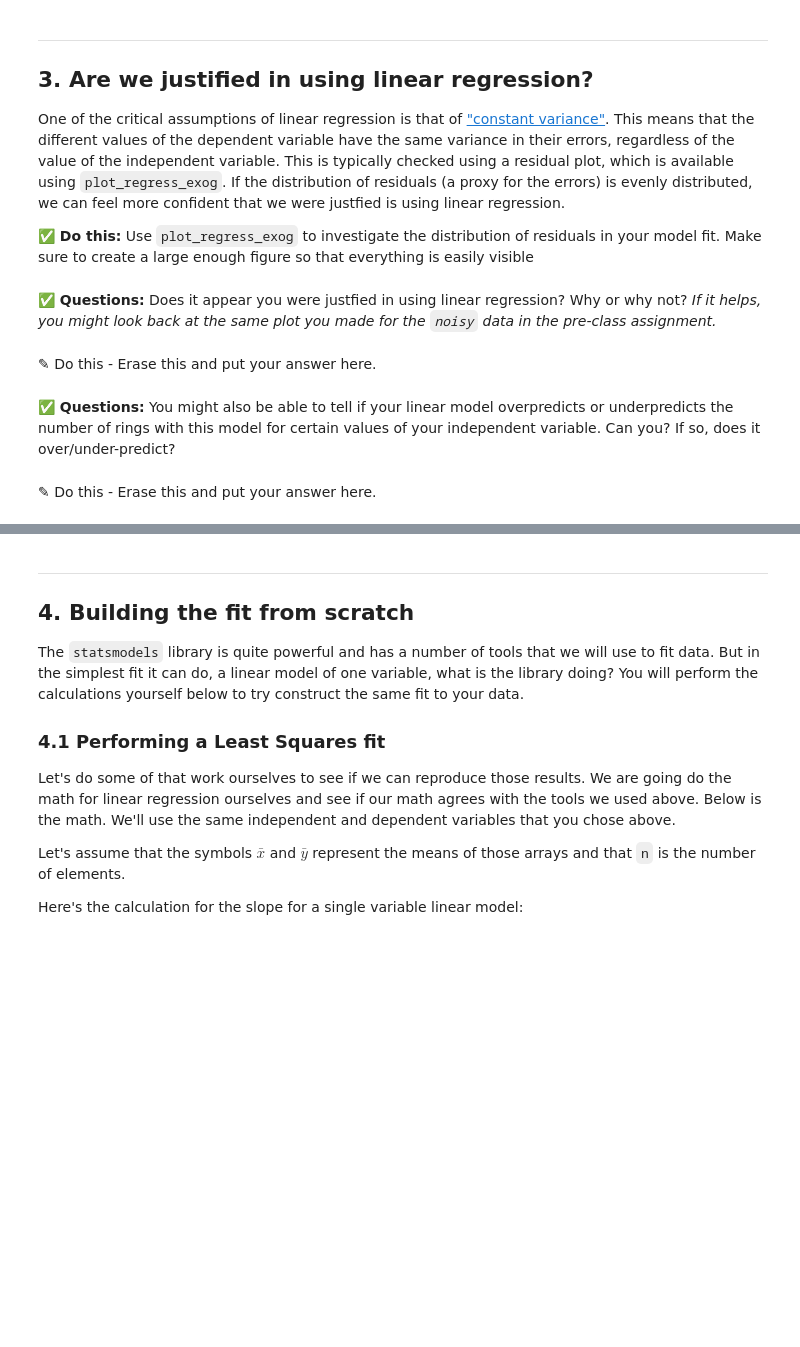
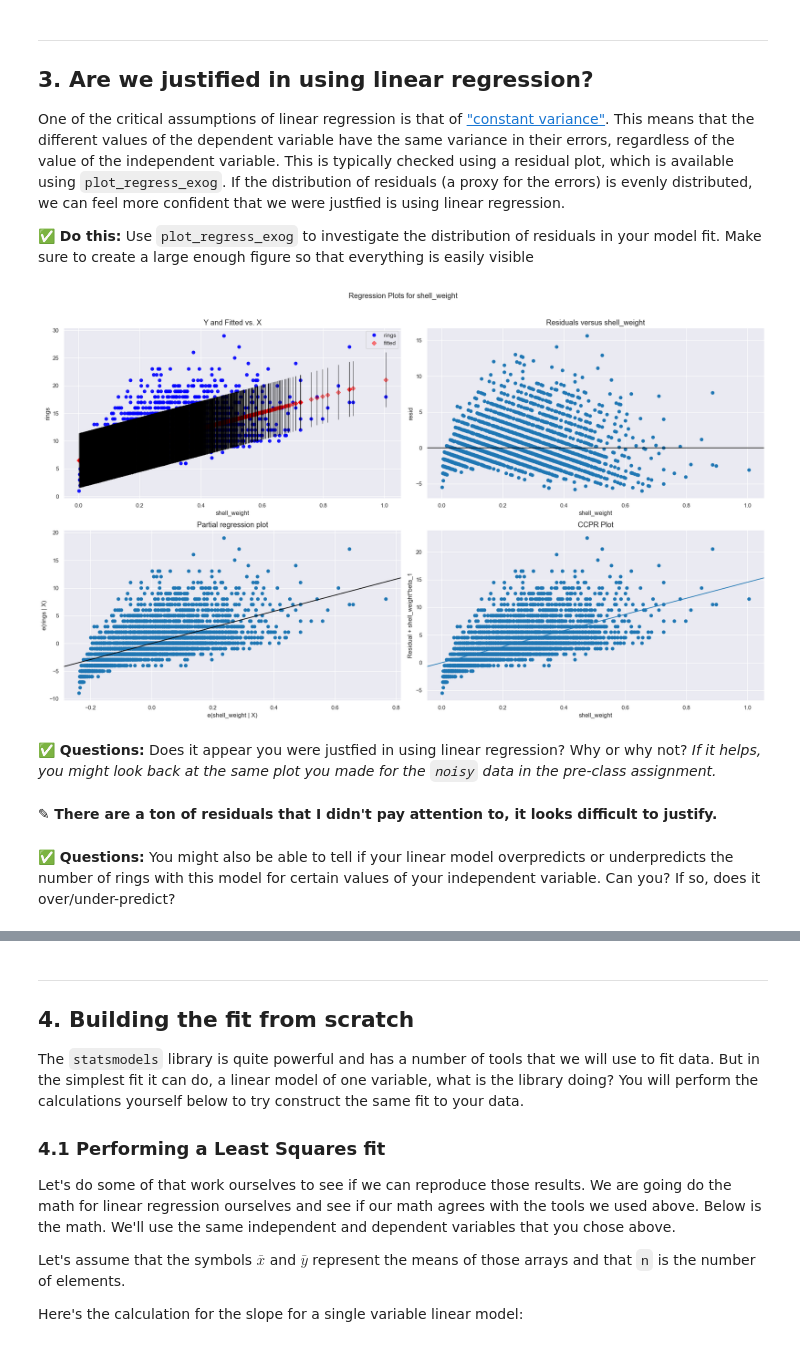
Before and after one commit to arshwasnik/cmse202-s26-turnin, a Jupyter notebook: Day-13/Day-13_In-Class-Regression-STUDENT.ipynb, the cells around one changed output, grey strips where cells are left out. Saved outputs shown, nothing was run; the diff lists cells and outputs as text; code cells hidden in the pictures; blank space fills up the shorter version.

```diff
--- a/Day-13/Day-13_In-Class-Regression-STUDENT.ipynb
+++ b/Day-13/Day-13_In-Class-Regression-STUDENT.ipynb
@@ -190,12 +261,13 @@ One of the critical assumptions of linear regression is that of ["constant varia
 **&#9989; Do this:** Use `plot_regress_exog` to investigate the distribution of residuals in your model fit. Make sure to create a large enough figure so that everything is easily visible
 # %%
 # put your code here
-fig = plt.figure(figsize= ??? )
+fig = plt.figure(figsize=(20,12))
+fig = sm.graphics.plot_regress_exog(results, "shell_weight", fig=fig)
+# %% [output]
+[figure, added]
 # %% [markdown]
 **&#9989; Questions:** Does it appear you were justfied in using linear regression? Why or why not? _If it helps, you might look back at the same plot you made for the `noisy` data in the pre-class assignment._
-# %% [markdown]
-<font size=+3>&#9998;</font> Do this - Erase this and put your answer here.
+# %% [markdown]
+<font size=+3>&#9998;</font> **There are a ton of residuals that I didn't pay attention to, it looks difficult to justify.**
 # %% [markdown]
 **&#9989; Questions:**  You might also be able to tell if your linear model overpredicts or underpredicts the number of rings with this model for certain values of your independent variable. Can you? If so, does it over/under-predict?
-# %% [markdown]
-<font size=+3>&#9998;</font> Do this - Erase this and put your answer here.
```
Also changed, not shown: parts of 34 cells of this notebook.
